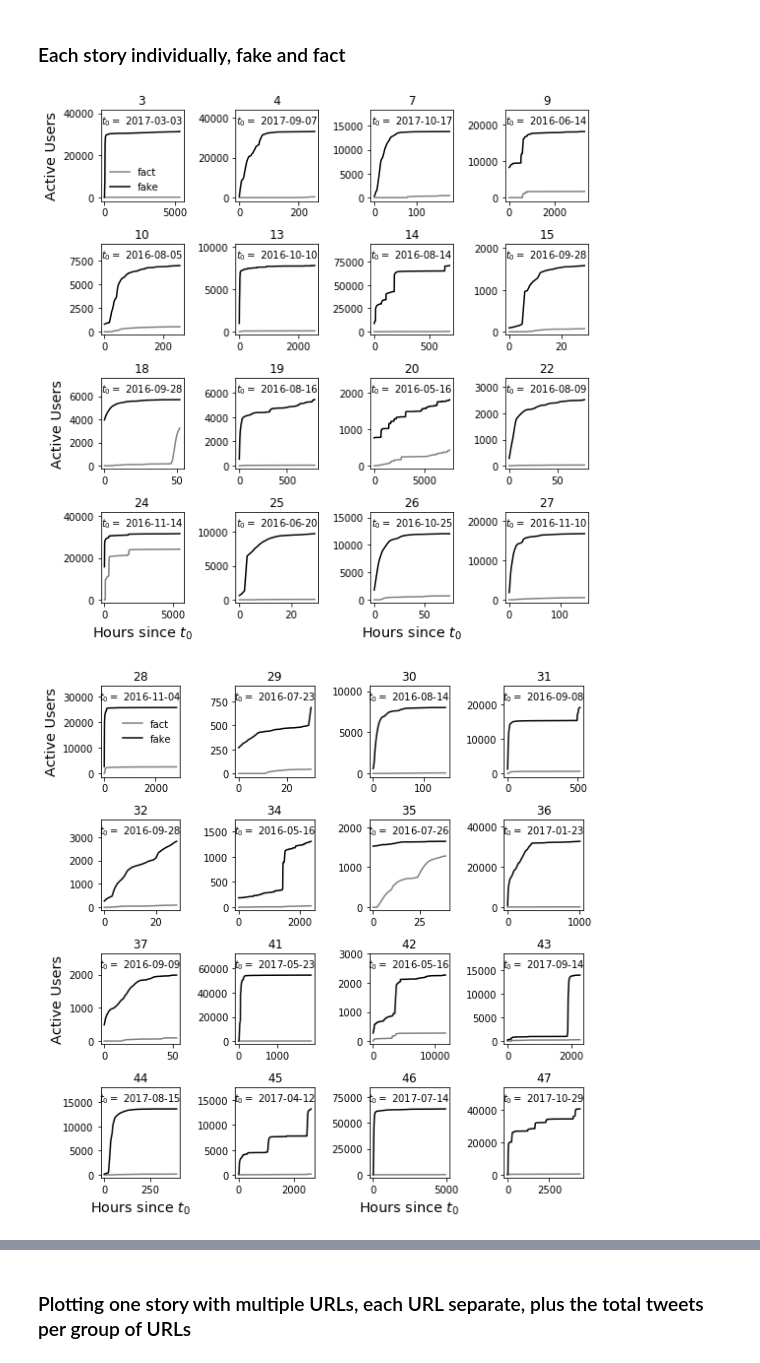
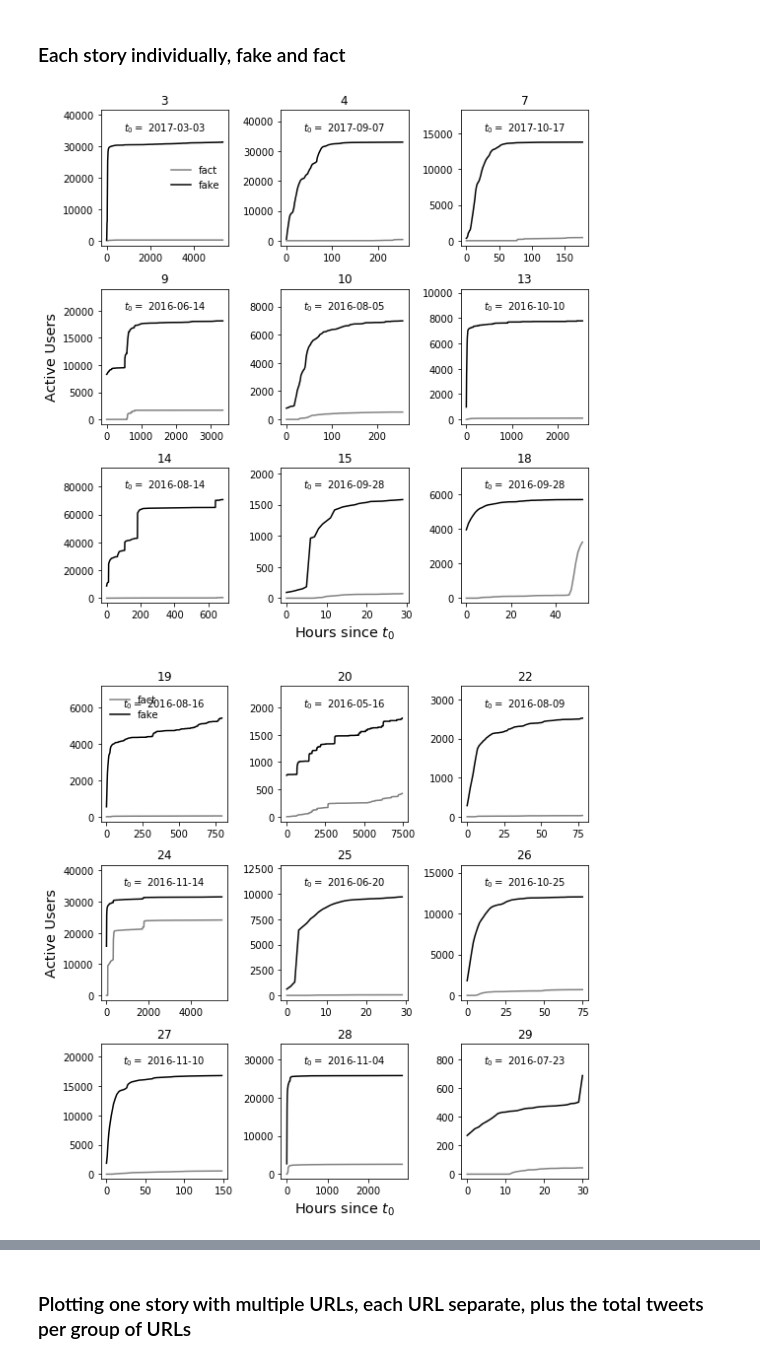
Before and after one commit to tambu85/misinfo_spread, a Jupyter notebook: experiments/2018-05-15-more-hoaxy-articles/Model Fitting.ipynb, the cells around one changed output, grey strips where cells are left out. Saved outputs shown, nothing was run; the diff lists cells and outputs as text; code cells hidden in the pictures.

Commit message:
Fixed case when page of subplots has blank axes

```diff
--- a/experiments/2018-05-15-more-hoaxy-articles/Model Fitting.ipynb
+++ b/experiments/2018-05-15-more-hoaxy-articles/Model Fitting.ipynb
@@ -120,7 +121,7 @@ def plotall(df, max_nrows, max_ncols, max_figsize, **kwargs):
         n_subplots = len(keys_to_plot)
         if n_subplots < n_subplots_tot:
             # adjust number of columns, rows and figsize based on n_subplots
-            nrows = n_subplots // max_ncols
+            nrows = int(numpy.ceil(n_subplots / max_ncols))
             if nrows == 1:
                 ncols = n_subplots
             else:
@@ -150,6 +151,7 @@ def plotall(df, max_nrows, max_ncols, max_figsize, **kwargs):
             ax.text(0.5, 0.85, "$t_0=$ {}".format(t0), transform=ax.transAxes, horizontalalignment='center')
 
         # put legend on first plot
+        axs = numpy.atleast_2d(axs)
         axs[0, 0].legend(frameon=False, loc='best')
 
         # Add x-label on bottom row
@@ -177,11 +179,11 @@ def plotall(df, max_nrows, max_ncols, max_figsize, **kwargs):
         # set tight layout
         plt.tight_layout()
 # %%
-nrows = 4
-ncols = 4
+nrows = 3
+ncols = 3
 figsize = (8, 8)
 
 plotall(df, nrows, ncols, figsize, color=['gray', 'k'])
 # %% [output]
-[figure, old version]
+[figure, new version]
-[figure, old version]
+[figure, new version]
```
Also changed, not shown: parts of 2 cells of this notebook.
